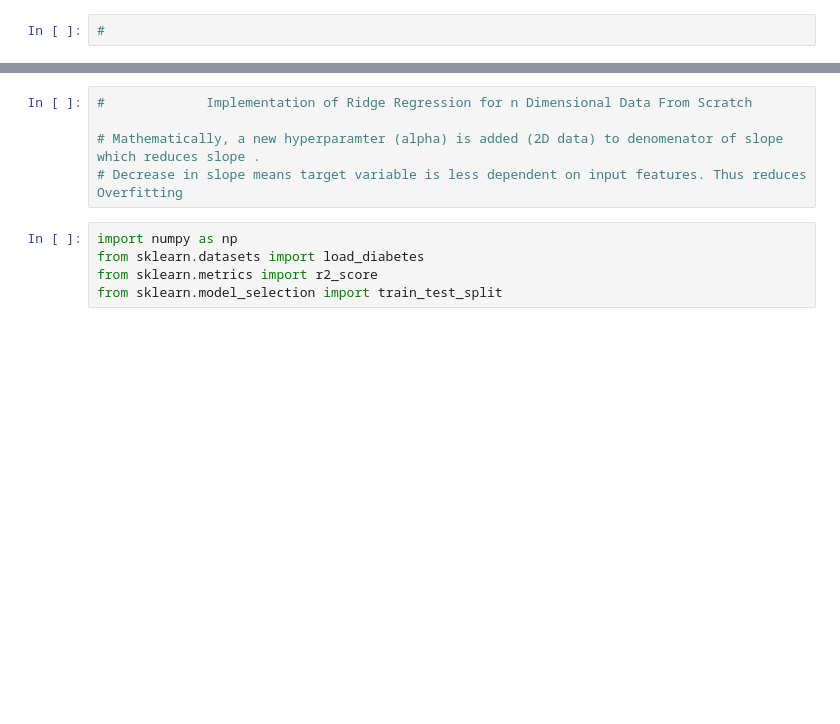
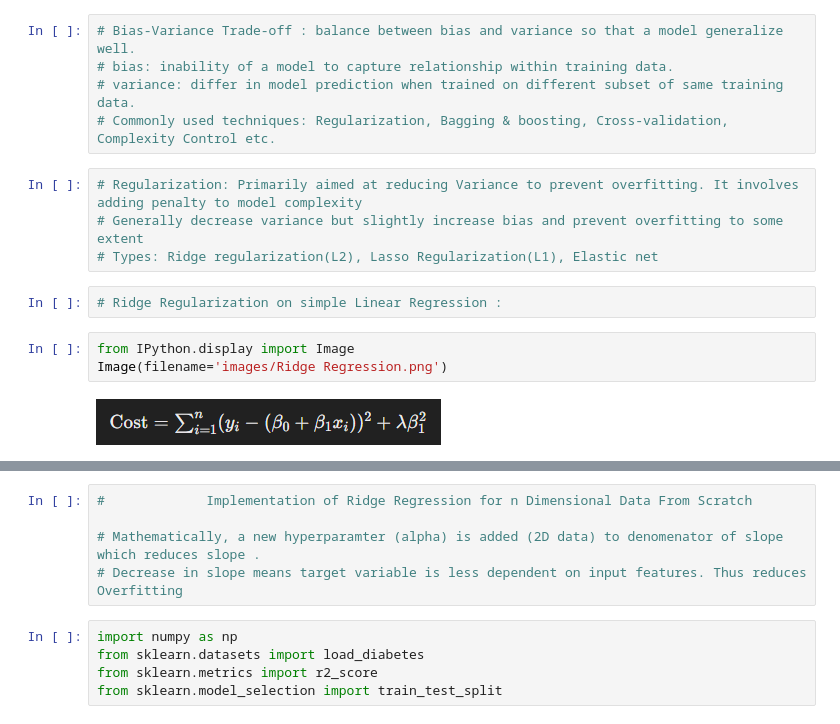
Before and after one commit to gautamsudip/Machine-Learning-Algorithms-From-Scratch, a Jupyter notebook: Ridge Regression.ipynb, the cells around one changed output, grey strips where cells are left out. Saved outputs shown, nothing was run; the diff lists cells and outputs as text; blank space fills up the shorter version.

Commit message:
Ridge Regression from Scratch

```diff
--- a/Ridge Regression.ipynb
+++ b/Ridge Regression.ipynb
@@ -1,2 +1,16 @@
 # %%
-#
+# Bias-Variance Trade-off : balance between bias and variance so that a model generalize well.
+# bias: inability of a model to capture relationship within training data.
+# variance: differ in model prediction when trained on different subset of same training data.
+# Commonly used techniques: Regularization, Bagging & boosting, Cross-validation, Complexity Control etc.
+# %%
+# Regularization: Primarily aimed at reducing Variance to prevent overfitting. It involves adding penalty to model complexity
+# Generally decrease variance but slightly increase bias and prevent overfitting to some extent
+# Types: Ridge regularization(L2), Lasso Regularization(L1), Elastic net
+# %%
+# Ridge Regularization on simple Linear Regression :
+# %%
+from IPython.display import Image
+Image(filename='images/Ridge Regression.png')
+# %% [output]
+[figure, added]
```
Also changed, not shown: parts of 9 cells of this notebook, 2 other files.
